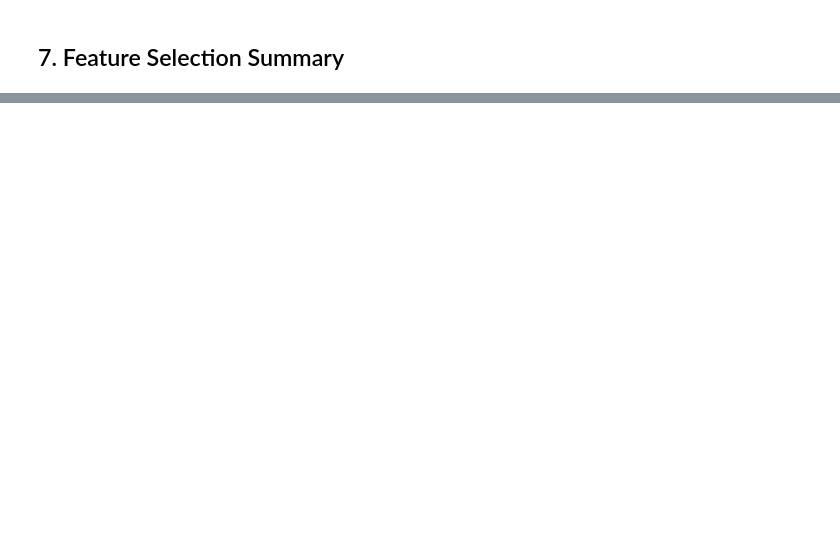
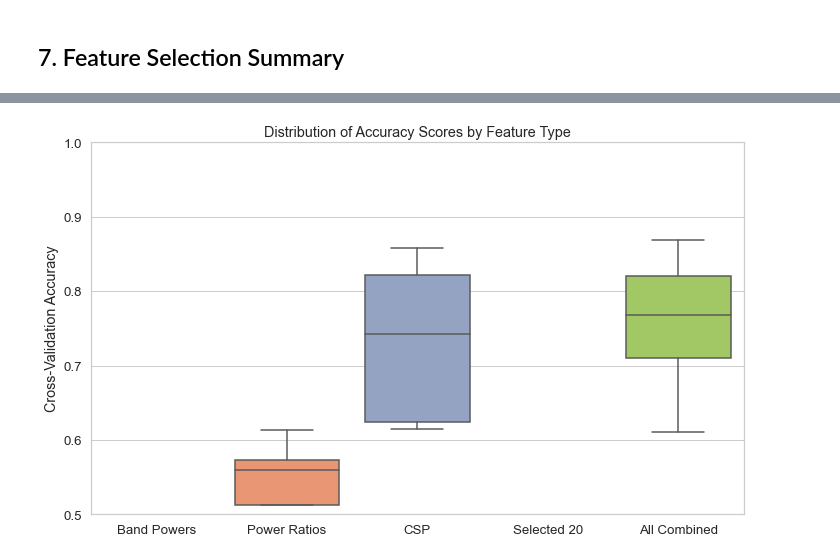
Before and after one commit to shreyasudan/AlzEEG-Classifier, a Jupyter notebook: featureSelection.ipynb, the cells around one changed output, grey strips where cells are left out. Saved outputs shown, nothing was run; the diff lists cells and outputs as text; code cells hidden in the pictures; blank space fills up the shorter version.

```diff
--- a/featureSelection.ipynb
+++ b/featureSelection.ipynb
@@ -516,0 +1230,22 @@ print("\nSelected features saved to 'selected_features.txt'")
+# %%
+# ----- Visualization: Boxplot of Accuracy Scores -----
+# Create a dictionary with accuracy scores for each feature type
+accuracy_data = {
+    'Band Powers': band_scores,
+    'Power Ratios': ratio_scores,
+    'CSP': csp_scores,
+    'Selected 20': selected_scores,
+    'All Combined': all_scores
+}
+# %%
+# Convert the dictionary into a DataFrame for easier plotting
+boxplot_data = pd.DataFrame(accuracy_data)
+plt.figure(figsize=(10, 6))
+sns.boxplot(data=boxplot_data, palette="Set2")
+plt.ylabel('Cross-Validation Accuracy')
+plt.title('Distribution of Accuracy Scores by Feature Type')
+plt.ylim(0.5, 1.0)
+plt.tight_layout()
+plt.show()
+# %% [output]
+[figure, added]
```
Also changed, not shown: parts of 30 cells of this notebook.
